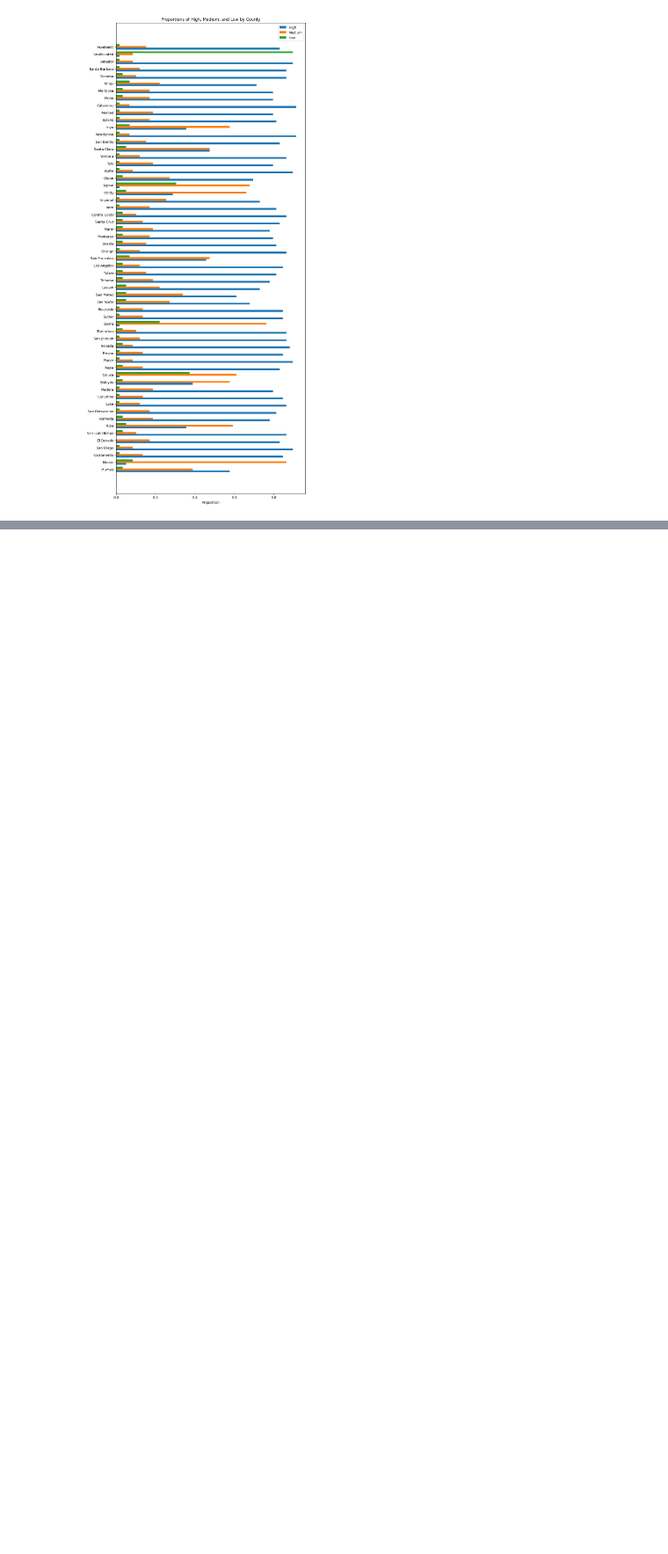
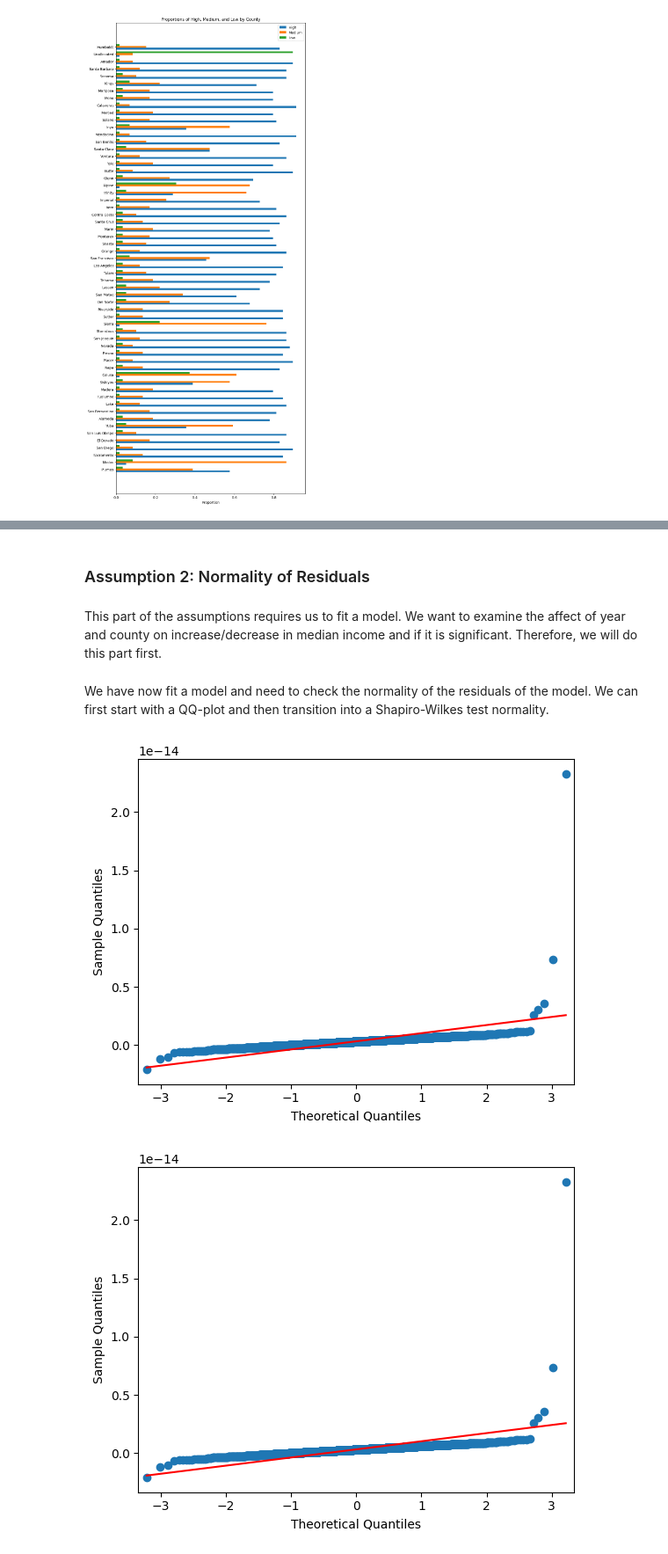
Before and after one commit to aindraga/Math189_FinalProject, a Jupyter notebook: final_project.ipynb, the cells around one changed output, grey strips where cells are left out. Shown at 88% size. Cells and saved outputs as stored; diff of their text form; code cells hidden in the pictures; blank space fills up the shorter version.

Commit message:
Failed ANOVA, Test Transition

```diff
--- a/final_project.ipynb
+++ b/final_project.ipynb
@@ -184,0 +189,20 @@ Though not a perfect picture by any means, we can see a general trend of many hi
+# %% [markdown]
+### Assumption 2: Normality of Residuals
+# %% [markdown]
+This part of the assumptions requires us to fit a model. We want to examine the affect of year and county on increase/decrease in median income and if it is significant. Therefore, we will do this part first.
+# %%
+pct_long = pct_change_df.reset_index().melt(
+    id_vars=['index'], var_name='Year', value_name='income_increase'
+    )
+
+current_formula = 'income_increase ~ C(County) + C(Year) + C(County):C(Year)'
+pct_long.rename({'index': 'County'}, inplace=True, axis=1)
+model = ols(current_formula, data=pct_long).fit()
+resids = model.resid
+# %% [markdown]
+We have now fit a model and need to check the normality of the residuals of the model. We can first start with a QQ-plot and then transition into a Shapiro-Wilkes test normality.
+# %%
+sm.qqplot(resids, line="s")
+# %% [output]
+[figure, added]
+[figure, added]
```
Also changed, not shown: parts of 6 cells of this notebook.
